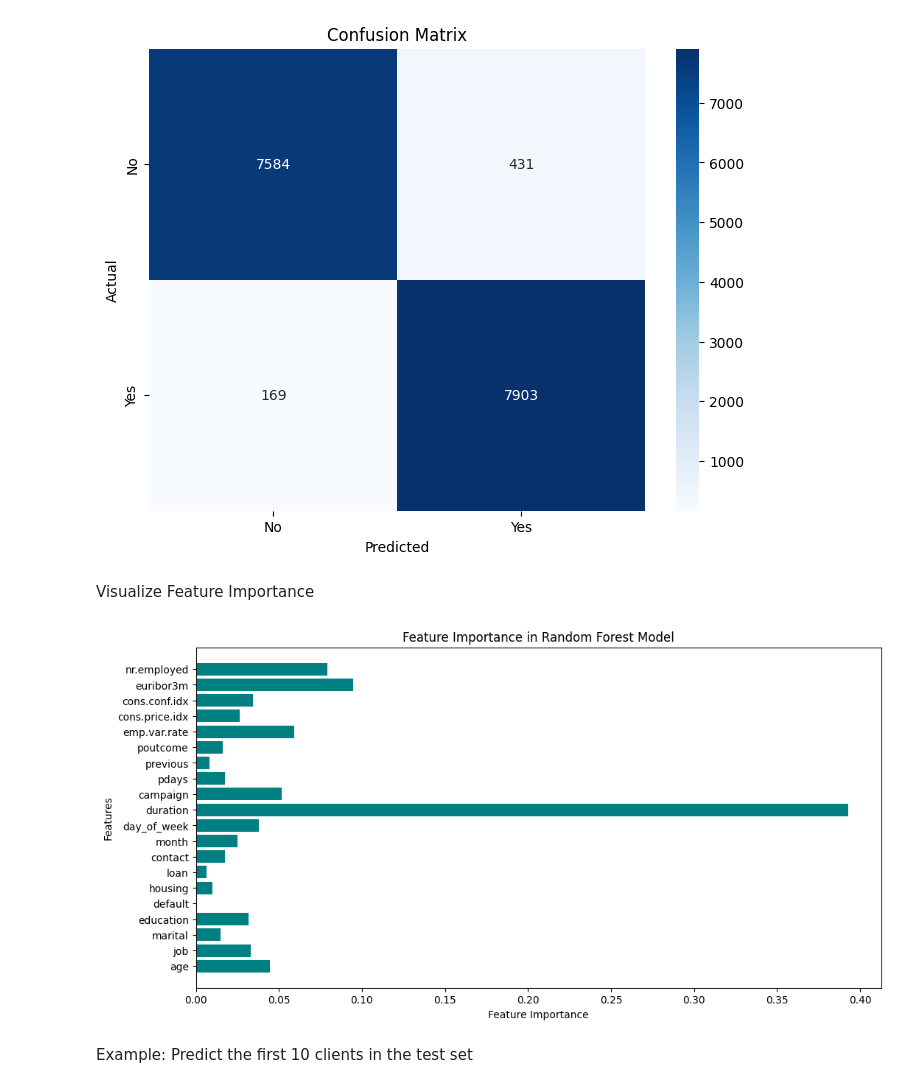
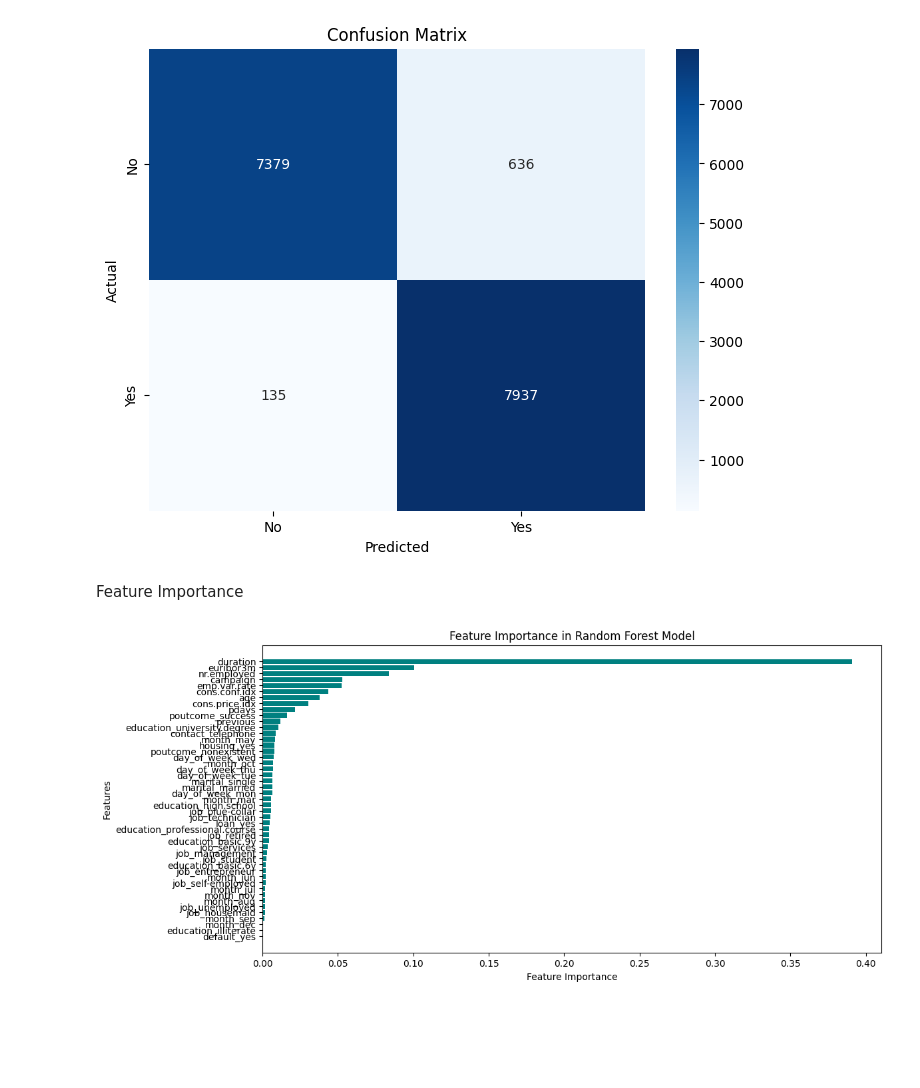
Before and after one commit to vimesh630/ML_CW, a Jupyter notebook: random_forest.ipynb, the cells around one changed output. Saved outputs shown, nothing was run; the diff lists cells and outputs as text; code cells hidden in the pictures; blank space fills up the shorter version.

Commit message:
This file contains the code for the random forest model. It showcases all necessary visualizations to get an idea about the model.

```diff
--- a/random_forest.ipynb
+++ b/random_forest.ipynb
@@ -20,15 +21,15 @@ Load Preprocessed Data
 # %%
 # Load preprocessed data
-train_data_path = '/content/drive/My Drive/ML Coursework/Preprocessed Dataset/train_data.csv'
-test_data_path = '/content/drive/My Drive/ML Coursework/Preprocessed Dataset/test_data.csv'
+train_data_path = '/content/drive/My Drive/ML Coursework/Preprocessed Dataset/X_train.csv'
+test_data_path = '/content/drive/My Drive/ML Coursework/Preprocessed Dataset/X_test.csv'
 
-train_data = pd.read_csv(train_data_path)
-test_data = pd.read_csv(test_data_path)
+y_train_path = '/content/drive/My Drive/ML Coursework/Preprocessed Dataset/y_train.csv'
+y_test_path = '/content/drive/My Drive/ML Coursework/Preprocessed Dataset/y_test.csv'
 
-# Split features (X) and target (y)
-X_train = train_data.drop('y', axis=1).values
-y_train = train_data['y'].values
-X_test = test_data.drop('y', axis=1).values
-y_test = test_data['y'].values
+# Load data
+X_train = pd.read_csv(train_data_path).values
+X_test = pd.read_csv(test_data_path).values
+y_train = pd.read_csv(y_train_path).values.ravel()
+y_test = pd.read_csv(y_test_path).values.ravel()
 # %% [markdown]
 Define and Train the Random Forest Model
@@ -45,0 +36,12 @@ y_pred = rf_model.predict(X_test)
+# %%
+# Define and train the Random Forest model
+rf_model = RandomForestClassifier(
+    n_estimators=300,          # Increased number of trees
+    max_depth=20,              # Deeper trees
+    min_samples_split=5,       # Minimum samples to split a node
+    min_samples_leaf=2,        # Minimum samples for a leaf
+    max_features='sqrt',       # Use square root of features
+    class_weight='balanced',   # Handle class imbalance
+    random_state=42            # Reproducibility
+)
+rf_model.fit(X_train, y_train)
@@ -77,19 +97,21 @@ plt.title('Confusion Matrix')
 plt.show()
 # %% [output]
 [figure]
-# %% [markdown]
-Visualize Feature Importance
+# %% [markdown]
+Feature Importance
 # %%
-# Feature Importance
 feature_importances = rf_model.feature_importances_
-feature_names = train_data.drop('y', axis=1).columns
+feature_names = pd.read_csv(train_data_path).columns
 plt.figure(figsize=(12, 6))
-plt.barh(feature_names, feature_importances, color='teal')
+importance_df = pd.DataFrame({
+    "Feature": feature_names,
+    "Importance": feature_importances
+}).sort_values(by="Importance", ascending=False)
+plt.barh(importance_df["Feature"], importance_df["Importance"], color='teal')
 plt.xlabel('Feature Importance')
 plt.ylabel('Features')
 plt.title('Feature Importance in Random Forest Model')
+plt.gca().invert_yaxis()
 plt.show()
 # %% [output]
-[figure, old version]
+[figure, new version]
-# %% [markdown]
-Example: Predict the first 10 clients in the test set
```
Also changed, not shown: parts of 16 cells of this notebook.
